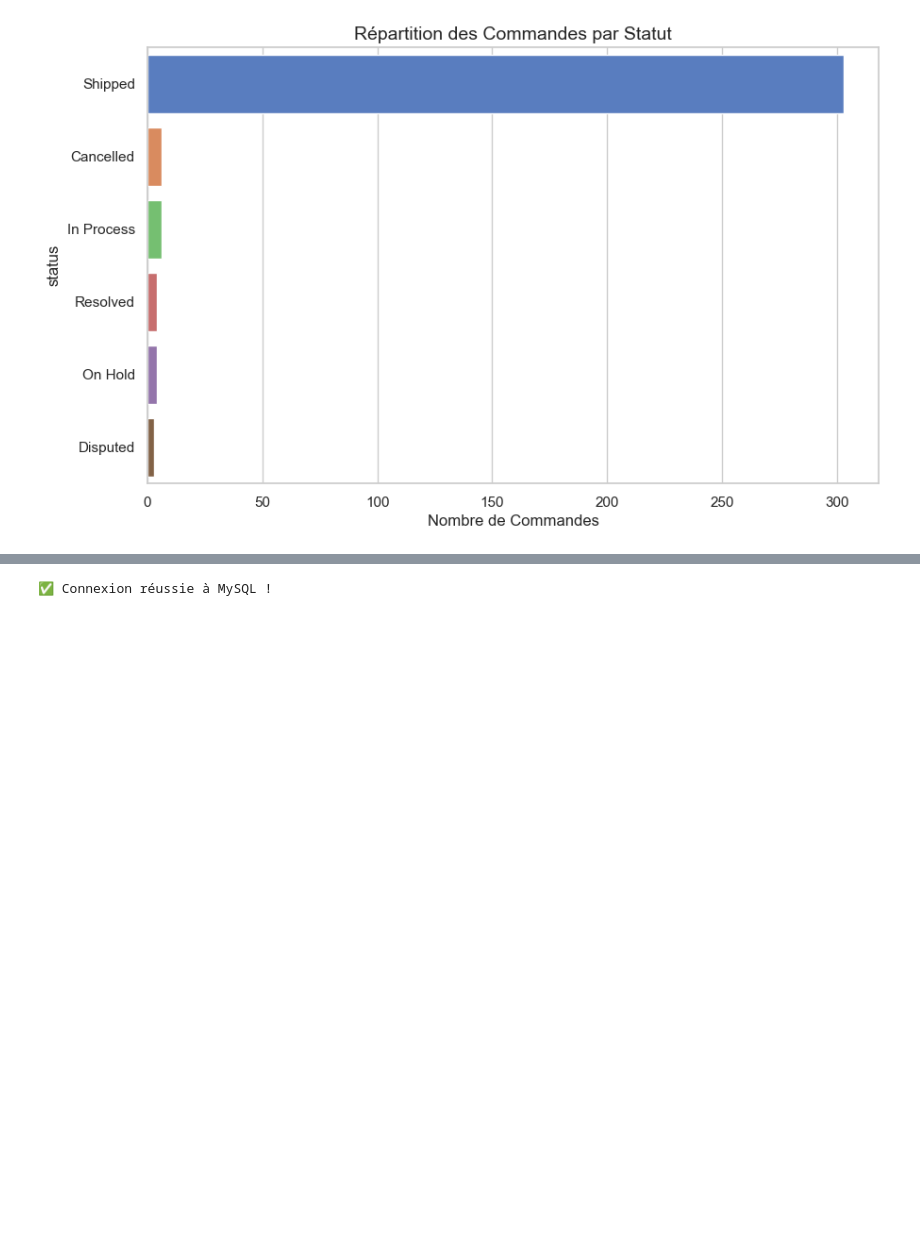
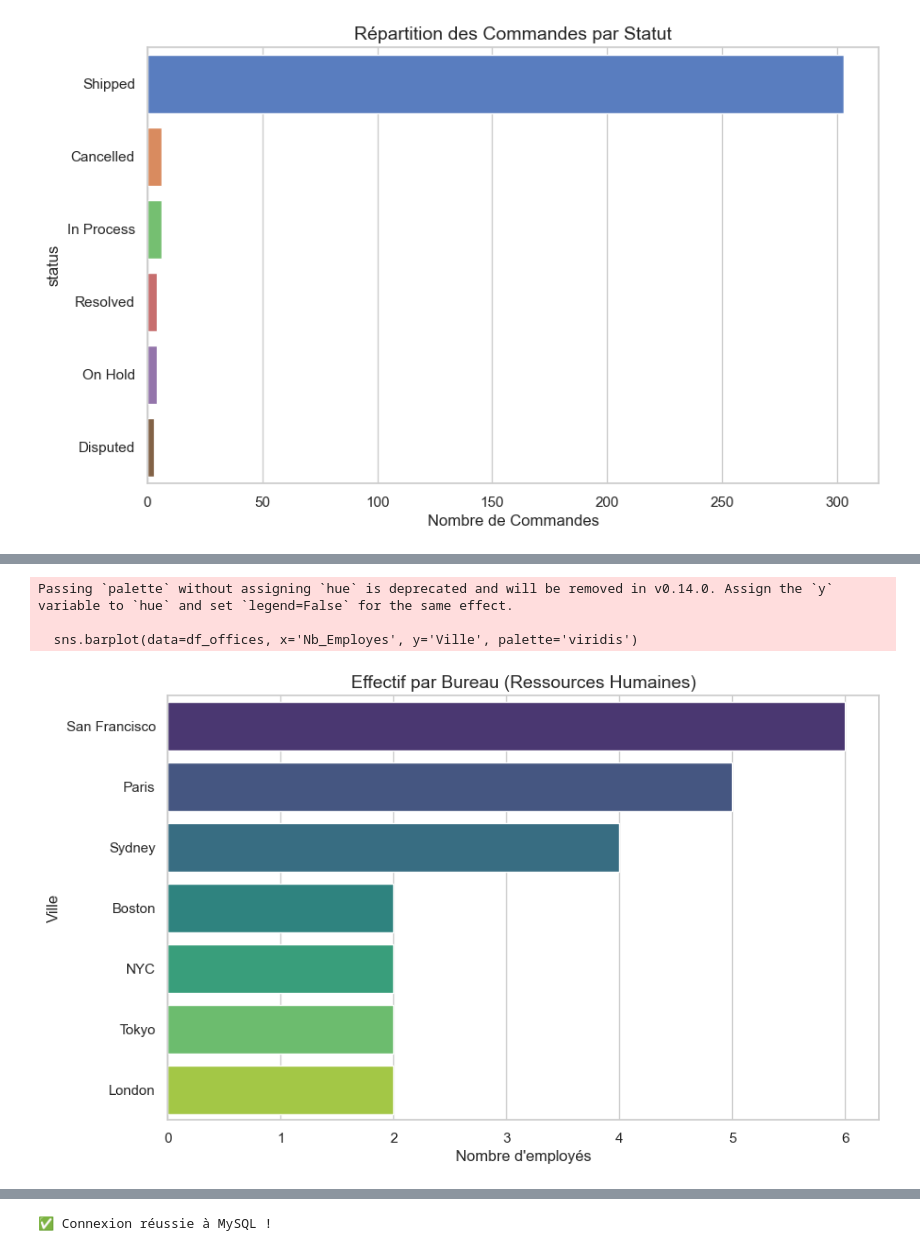
Before and after one commit to KarissyCISSE21/classicmodels-analysis, a Jupyter notebook: notebooks/ClassicModels_Analysis.ipynb, the cells around one changed output, grey strips where cells are left out. Saved outputs shown, nothing was run; the diff lists cells and outputs as text; code cells hidden in the pictures; blank space fills up the shorter version.

```diff
--- a/notebooks/ClassicModels_Analysis.ipynb
+++ b/notebooks/ClassicModels_Analysis.ipynb
@@ -43,0 +85,25 @@ Passing `palette` without assigning `hue` is deprecated and will be removed in v
+# %%
+# --- 1.4 RÉPARTITION RH : Employés par Bureau ---
+
+query_offices = """
+SELECT o.city as Ville, COUNT(e.employeeNumber) as Nb_Employes
+FROM offices o
+JOIN employees e ON o.officeCode = e.officeCode
+GROUP BY Ville
+ORDER BY Nb_Employes DESC;
+"""
+df_offices = pd.read_sql(query_offices, conn)
+
+plt.figure(figsize=(10, 6))
+sns.barplot(data=df_offices, x='Nb_Employes', y='Ville', palette='viridis')
+plt.title('Effectif par Bureau (Ressources Humaines)', fontsize=14)
+plt.xlabel('Nombre d\'employés')
+
+# Sauvegarde
+plt.savefig("../visualizations/01_04_employees_per_office.png", bbox_inches='tight')
+plt.show()
+# %% [output]
+Passing `palette` without assigning `hue` is deprecated and will be removed in v0.14.0. Assign the `y` variable to `hue` and set `legend=False` for the same effect.
+
+  sns.barplot(data=df_offices, x='Nb_Employes', y='Ville', palette='viridis')
+[figure, added]
```
Also changed, not shown: parts of 3 cells of this notebook, 2 other files.
